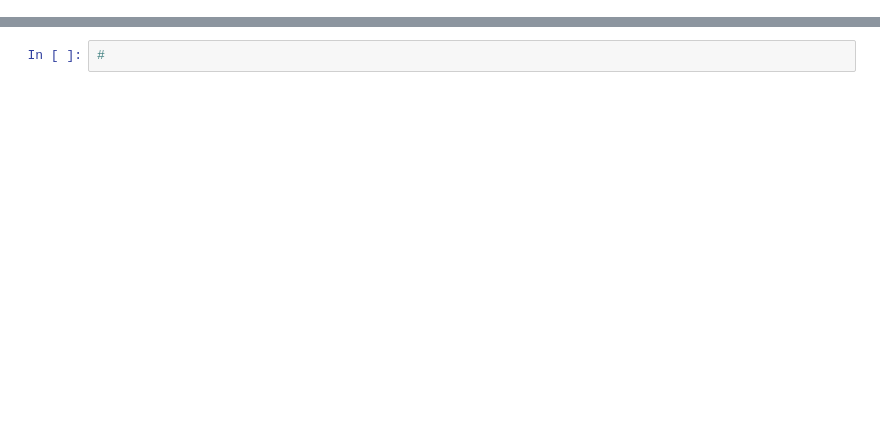
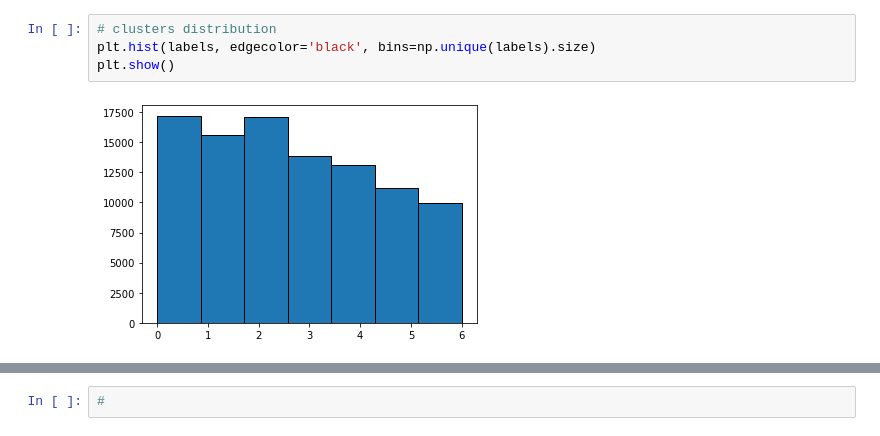
Before and after one commit to j2cry/playground, a Jupyter notebook: 7.2022/submit.ipynb, the cells around one changed output, grey strips where cells are left out. Cells and saved outputs as stored; diff of their text form; blank space fills up the shorter version.

```diff
--- a/7.2022/submit.ipynb
+++ b/7.2022/submit.ipynb
@@ -85,0 +101,6 @@ predicted = scr.argmax(axis=1)
+# %%
+# clusters distribution
+plt.hist(labels, edgecolor='black', bins=np.unique(labels).size)
+plt.show()
+# %% [output]
+[figure, added]
```
Also changed, not shown: parts of 10 cells of this notebook, 1 other file.
